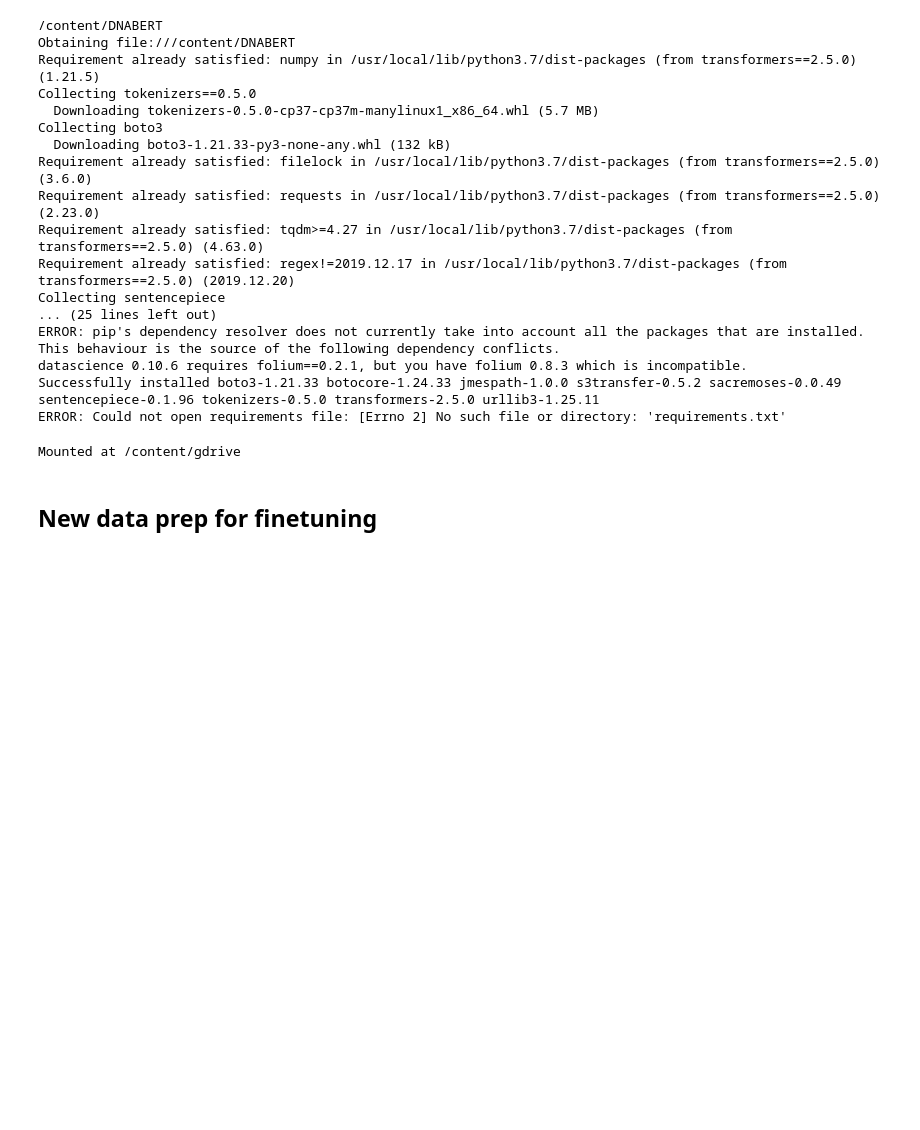
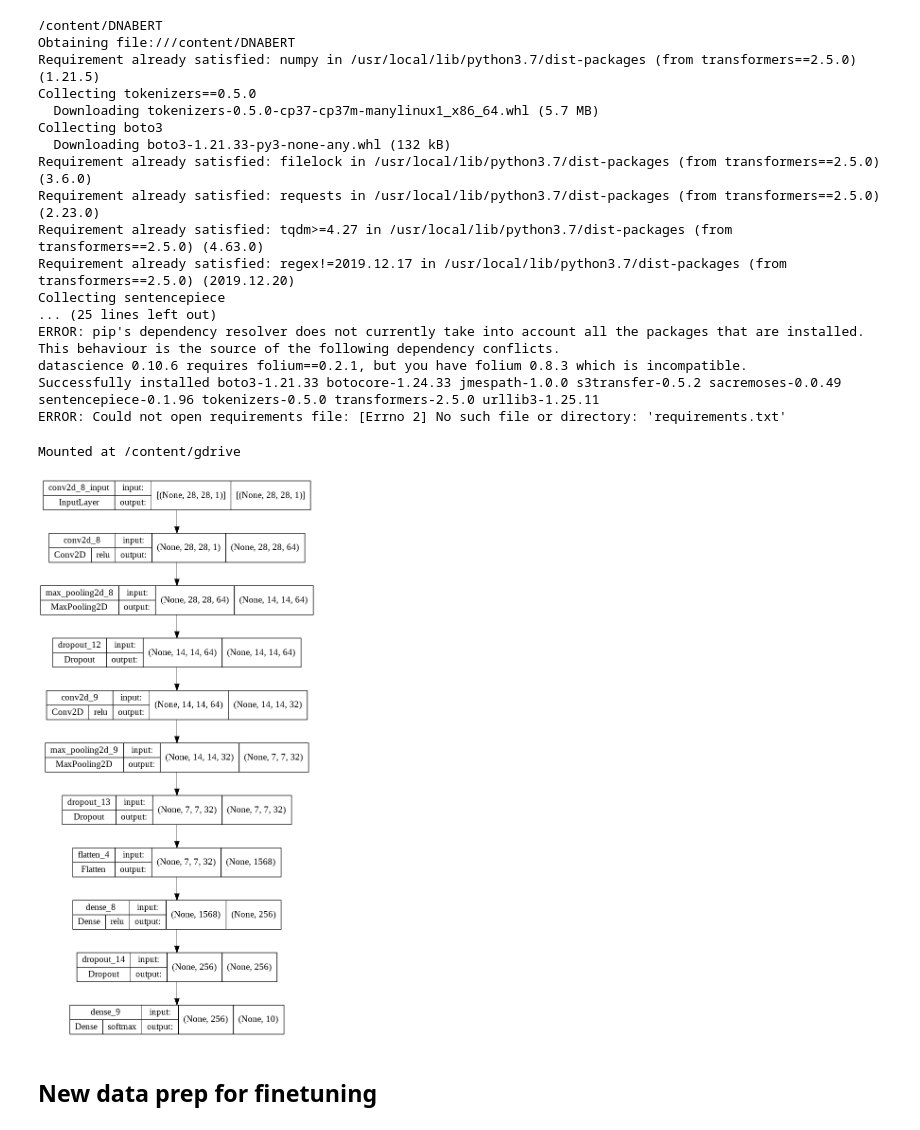
Before and after one commit to jmbaek/BERT-ML_compare, a Jupyter notebook: DNABERT_run.ipynb, the cells around one changed output. Saved outputs shown, nothing was run; the diff lists cells and outputs as text; code cells hidden in the pictures; blank space fills up the shorter version.

```diff
--- a/DNABERT_run.ipynb
+++ b/DNABERT_run.ipynb
@@ -42,27 +42,38 @@ drive.mount('/content/gdrive')
 Mounted at /content/gdrive
 # %%
 #Defining and compiling the keras model
-def create_model():
-    model = tf.keras.Sequential()
-    # Must define the input shape in the first layer of the neural network
-    model.add(tf.keras.layers.Conv2D(filters=64, kernel_size=2, padding='same', activation='relu', input_shape=(28,28,1)))
-    model.add(tf.keras.layers.MaxPooling2D(pool_size=2))
-    model.add(tf.keras.layers.Dropout(0.3))
-    model.add(tf.keras.layers.Conv2D(filters=32, kernel_size=2, padding='same', activation='relu'))
-    model.add(tf.keras.layers.MaxPooling2D(pool_size=2))
-    model.add(tf.keras.layers.Dropout(0.3))
-    model.add(tf.keras.layers.Flatten())
-    model.add(tf.keras.layers.Dense(256, activation='relu'))
-    model.add(tf.keras.layers.Dropout(0.5))
-    model.add(tf.keras.layers.Dense(10, activation='softmax'))
+import tensorflow as tf
+model = tf.keras.Sequential()
+# Must define the input shape in the first layer of the neural network
+model.add(tf.keras.layers.Conv2D(filters=64, kernel_size=2, padding='same', activation='relu', input_shape=(28,28,1)))
+model.add(tf.keras.layers.MaxPooling2D(pool_size=2))
+model.add(tf.keras.layers.Dropout(0.3))
+model.add(tf.keras.layers.Conv2D(filters=32, kernel_size=2, padding='same', activation='relu'))
+model.add(tf.keras.layers.MaxPooling2D(pool_size=2))
+model.add(tf.keras.layers.Dropout(0.3))
+model.add(tf.keras.layers.Flatten())
+model.add(tf.keras.layers.Dense(256, activation='relu'))
+model.add(tf.keras.layers.Dropout(0.5))
+model.add(tf.keras.layers.Dense(10, activation='softmax'))
 
-    #Compiling the model
-    model.compile(loss='sparse_categorical_crossentropy',
+#Compiling the model
+model.compile(loss='sparse_categorical_crossentropy',
              optimizer='adam',
              metrics=['accuracy'])
 
-    return model# Create a basic model instance
-model = create_model()model.summary()
+from tensorflow.keras.utils import plot_model
+plot_model(model, to_file="model.png",
+    show_shapes=True,
+    show_dtype=False,
+    show_layer_names=True,
+    rankdir="TB",
+    expand_nested=False,
+    dpi=96,
+    layer_range=None,
+    show_layer_activations=True,
+)
+# %% [output]
+[figure, added]
 # %% [markdown]
 ## New data prep for finetuning
 # %%
```
